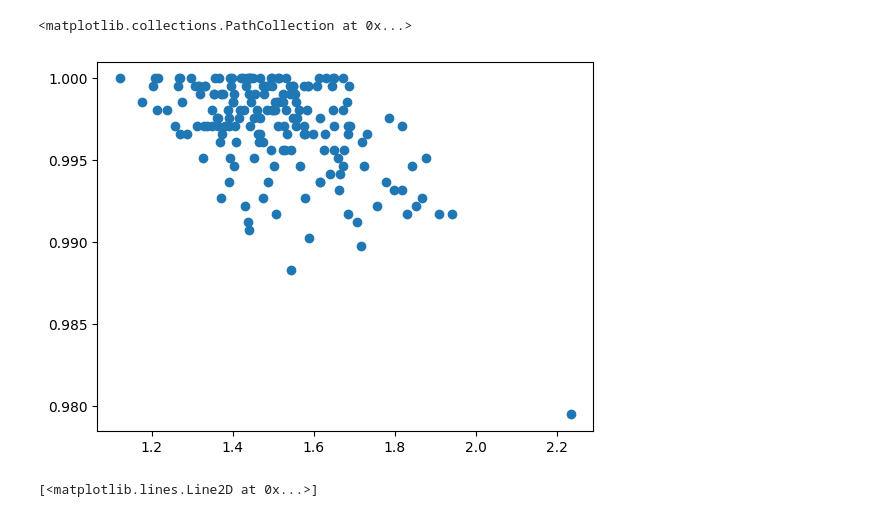
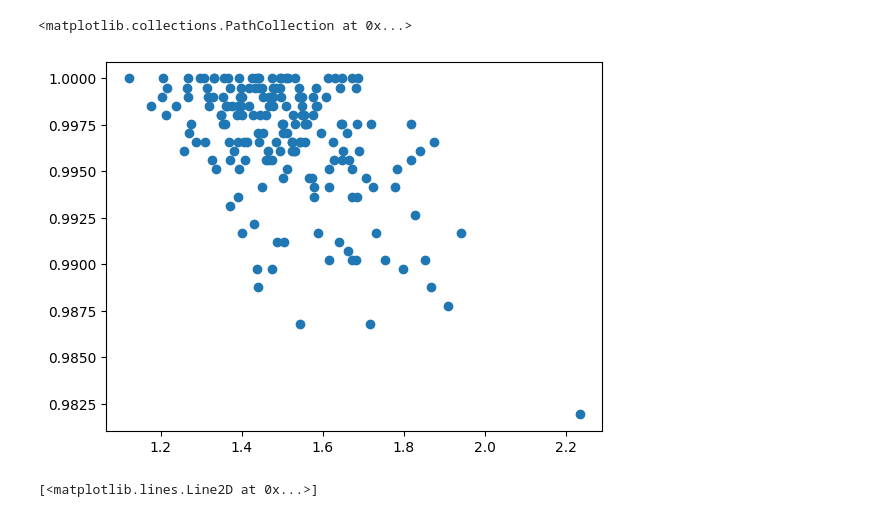
Before and after one commit to trevor-harris/LSCI, a Jupyter notebook: weather/weather_dev.ipynb, the cells around one changed output. Saved outputs shown, nothing was run; the diff lists cells and outputs as text; code cells hidden in the pictures.

```diff
--- a/weather/weather_dev.ipynb
+++ b/weather/weather_dev.ipynb
@@ -278,7 +276,7 @@ import pcax
 # %%
 nproj = nlat*nlon
 gamma1 = 0.1
-gamma2 = 0.05
+gamma2 = 0.5
 alpha = 0.1
 nsamp = 5000
 nval = xval.shape[0]
@@ -327,11 +325,19 @@ for i in trange(0, ytest.shape[0], 10):
     lsc1_rc.append(risk(lsc1_lower, lsc1_upper, rtest[i]))
     lsc1_width.append(jnp.median(lsc1_upper - lsc1_lower))
 
+    # # LSCI
+    # lsc2_lower, lsc2_upper = lsci.lsci(rval,
+    #                                    embed_var(xval),
+    #                                    embed_var(xtest[i:(i+1)]),
+    #                                    pca_state, alpha1, gamma1, nsamp)
+    # lsc2_rc.append(risk(lsc2_lower, lsc2_upper, rtest[i]))
+    # lsc2_width.append(jnp.median(lsc2_upper - lsc2_lower))
+
     # LSCI
     lsc2_lower, lsc2_upper = lsci.lsci(rval,
-                                       embed_var(xval),
-                                       embed_var(xtest[i:(i+1)]),
-                                       pca_state, alpha1, gamma1, nsamp)
+                                       rval,
+                                       rtest[i],
+                                       pca_state, alpha2, gamma2, nsamp)
     lsc2_rc.append(risk(lsc2_lower, lsc2_upper, rtest[i]))
     lsc2_width.append(jnp.median(lsc2_upper - lsc2_lower))
 
@@ -418,9 +441,9 @@ for i in range(metrics.shape[0]):
 # %%
-plt.scatter(noise_sd, lsc1_rc)
+plt.scatter(noise_sd, lsc2_rc)
 # plt.scatter(noise_sd, uqn1_width)
 # %% [output]
 <matplotlib.collections.PathCollection at 0x...>
-[figure, old version]
+[figure, new version]
 # %%
 plt.plot(uqn1_rc)
 plt.plot(lsc1_rc)
```
Also changed, not shown: parts of 8 cells of this notebook.
